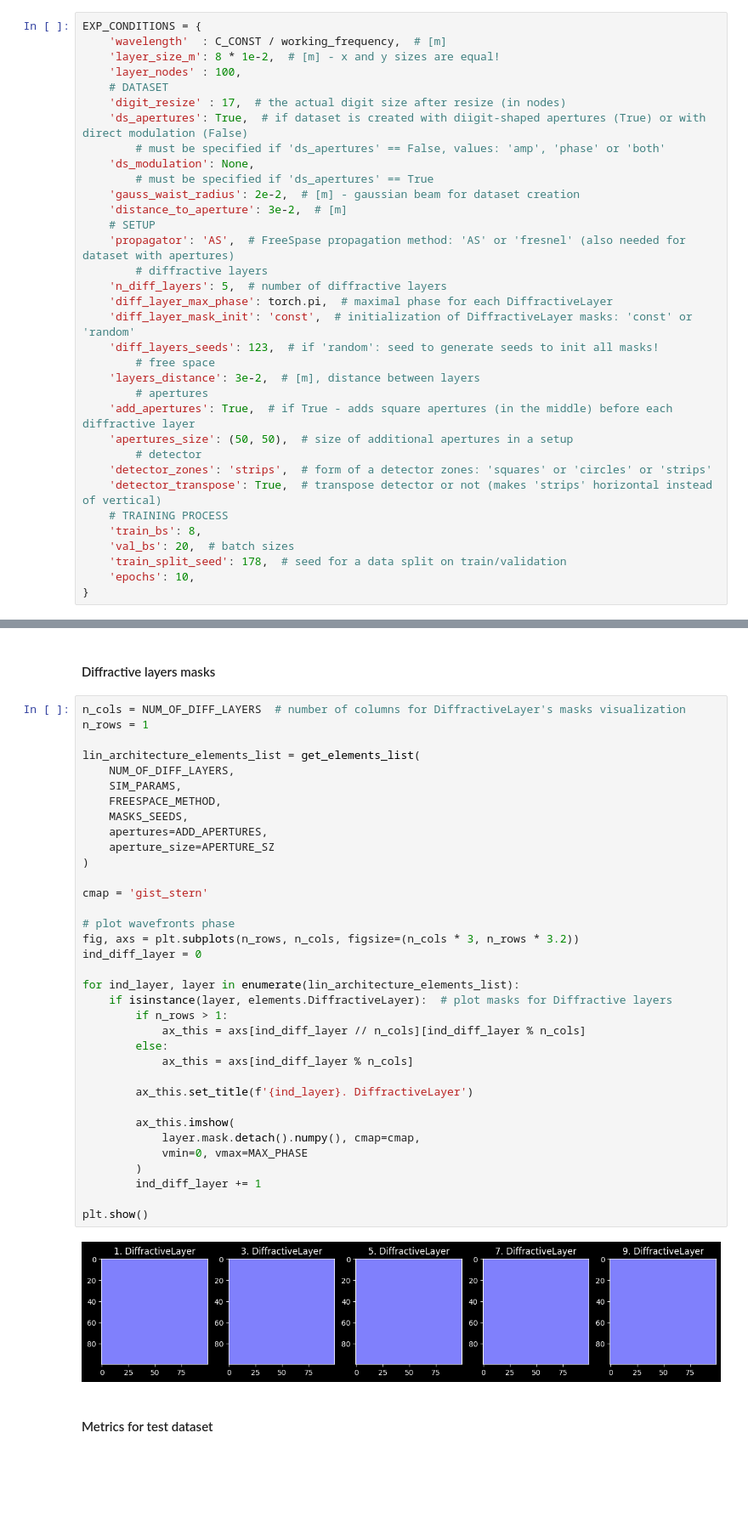
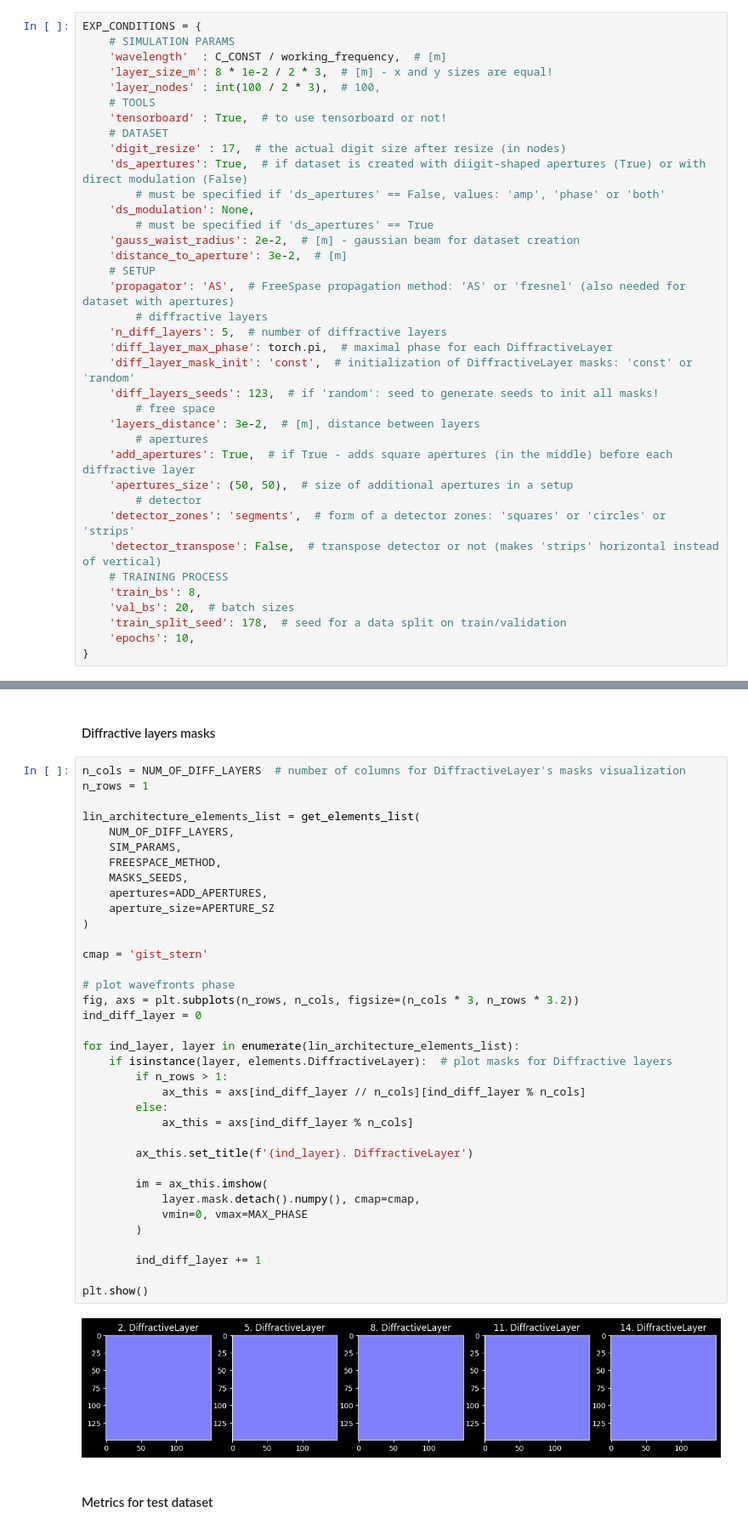
Before and after one commit to CompPhysLab/SVETlANNa.docs, a Jupyter notebook: pipelines/03_mnist_experiments.ipynb, the cells around one changed output, grey strips where cells are left out. Shown: that part at 85% size. Saved outputs shown, nothing was run; the diff lists cells and outputs as text; blank space fills up the shorter version.

Commit message:
tensorboard flag added to 03_mnist_experiments, new detector segmentation added (+ experiments)

```diff
--- a/pipelines/03_mnist_experiments.ipynb
+++ b/pipelines/03_mnist_experiments.ipynb
@@ -60,9 +61,12 @@ C_CONST = 299_792_458  # [m / s]
 EXP_NUMBER = 1
 # %%
 EXP_CONDITIONS = {
+    # SIMULATION PARAMS
     'wavelength'  : C_CONST / working_frequency,  # [m]
-    'layer_size_m': 8 * 1e-2,  # [m] - x and y sizes are equal!
-    'layer_nodes' : 100,
+    'layer_size_m': 8 * 1e-2 / 2 * 3,  # [m] - x and y sizes are equal!
+    'layer_nodes' : int(100 / 2 * 3),  # 100,
+    # TOOLS
+    'tensorboard' : True,  # to use tensorboard or not!
     # DATASET
     'digit_resize' : 17,  # the actual digit size after resize (in nodes)
     'ds_apertures': True,  # if dataset is created with diigit-shaped apertures (True) or with direct modulation (False)
@@ -84,8 +88,8 @@ EXP_CONDITIONS = {
     'add_apertures': True,  # if True - adds square apertures (in the middle) before each diffractive layer
     'apertures_size': (50, 50),  # size of additional apertures in a setup
         # detector
-    'detector_zones': 'strips',  # form of a detector zones: 'squares' or 'circles' or 'strips'
-    'detector_transpose': True,  # transpose detector or not (makes 'strips' horizontal instead of vertical)
+    'detector_zones': 'segments',  # form of a detector zones: 'squares' or 'circles' or 'strips'
+    'detector_transpose': False,  # transpose detector or not (makes 'strips' horizontal instead of vertical)
     # TRAINING PROCESS
     'train_bs': 8,
     'val_bs': 20,  # batch sizes
@@ -840,35 +842,36 @@ lin_architecture_elements_list = get_elements_list(
     NUM_OF_DIFF_LAYERS,
     SIM_PARAMS,
     FREESPACE_METHOD,
     MASKS_SEEDS,
     apertures=ADD_APERTURES,
     aperture_size=APERTURE_SZ
 )
 
 cmap = 'gist_stern'
 
 # plot wavefronts phase
 fig, axs = plt.subplots(n_rows, n_cols, figsize=(n_cols * 3, n_rows * 3.2))
 ind_diff_layer = 0
 
 for ind_layer, layer in enumerate(lin_architecture_elements_list):
     if isinstance(layer, elements.DiffractiveLayer):  # plot masks for Diffractive layers
         if n_rows > 1:
             ax_this = axs[ind_diff_layer // n_cols][ind_diff_layer % n_cols]
         else:
             ax_this = axs[ind_diff_layer % n_cols]
 
         ax_this.set_title(f'{ind_layer}. DiffractiveLayer')
 
-        ax_this.imshow(
+        im = ax_this.imshow(
             layer.mask.detach().numpy(), cmap=cmap,
             vmin=0, vmax=MAX_PHASE
         )
+
         ind_diff_layer += 1
 
 plt.show()
 # %% [output]
-[figure, old version]
+[figure, new version]
 # %% [markdown]
 #### Metrics for test dataset
 # %%
```
Also changed, not shown: parts of 44 cells of this notebook, 15 other files.
